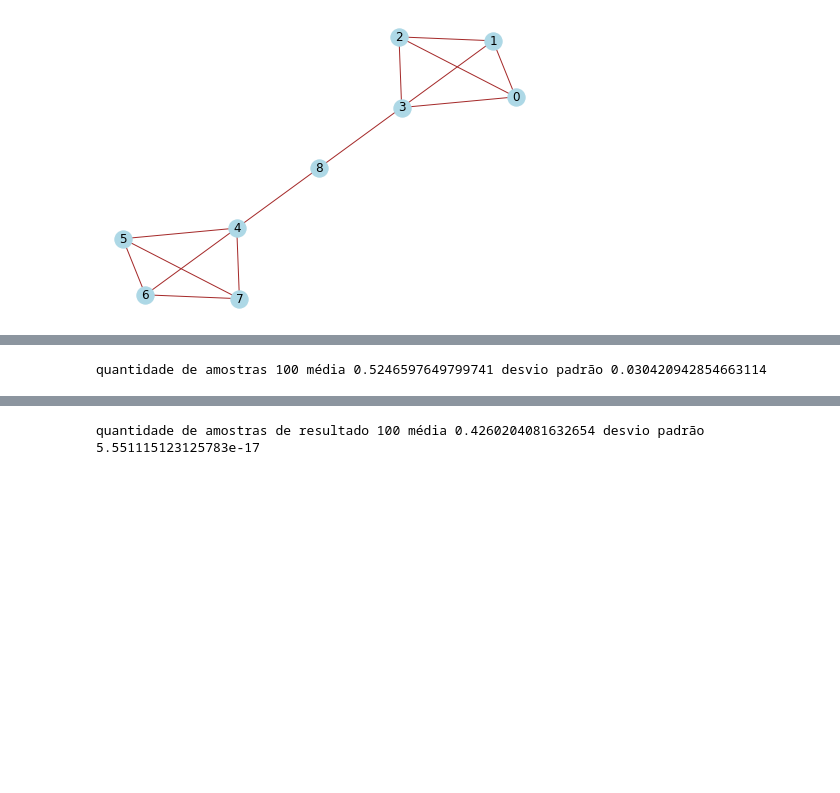
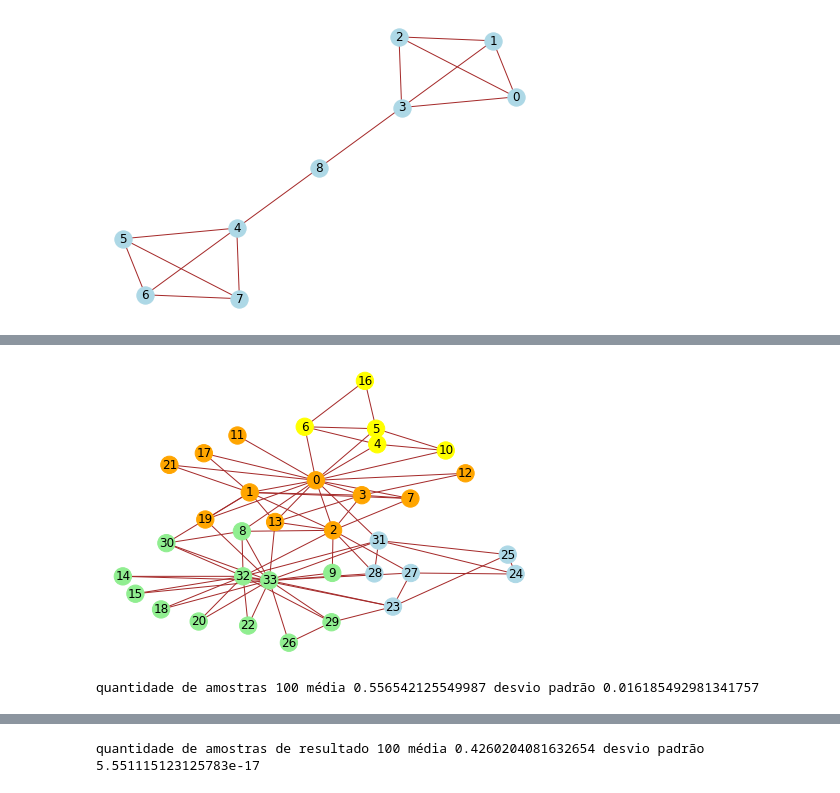
Before and after one commit to erichans/modularity-maximization, a Jupyter notebook: Modularity_Maximization_Hybrid_Bat_Algorithm.ipynb, the cells around one changed output, grey strips where cells are left out. Cells and saved outputs as stored; diff of their text form; code cells hidden in the pictures; blank space fills up the shorter version.

```diff
--- a/Modularity_Maximization_Hybrid_Bat_Algorithm.ipynb
+++ b/Modularity_Maximization_Hybrid_Bat_Algorithm.ipynb
@@ -22,7 +22,7 @@ print(f'Found {len(c)} communities: \n{sorted(c)}')
 Found 3 communities:
 [frozenset({32, 33, 8, 14, 15, 18, 20, 22, 23, 24, 25, 26, 27, 28, 29, 30, 31}), frozenset({1, 2, 3, 7, 9, 12, 13, 17, 21}), frozenset({0, 4, 5, 6, 10, 11, 16, 19})]
 # %%
-colors = ['orange', 'yellow', 'lightgreen']
+colors = ['orange', 'yellow', 'lightgreen', 'lightblue']
 
 def get_color(label, communities):
     for index, community in enumerate(communities):
@@ -267,0 +258,8 @@ modularity(G2, test.decode_communities())
+# %%
+hbat = HybridBatAlgorithm(graph=G, population_size=POPULATION_SIZE,
+                          min_frequency=Q_MIN_FREQUENCY, max_frequency=Q_MAX_FREQUENCY,
+                          initial_loudness=A_LOUDNESS, alpha=ALPHA,
+                          initial_pulse_frequency=R0_PULSE_FREQUENCY, gamma=GAMMA,
+                          num_iterations=20, seed=SEED)
+hbat.run()
+hbat.find_current_best_bat().fitness
@@ -267,0 +273,7 @@ modularity(G2, test.decode_communities())
+# %%
+communities = hbat.find_current_best_bat().decode_communities()
+nodes_color = [get_color(label, communities) for label in G.nodes()]
+
+nx.draw(G, pos=nx.kamada_kawai_layout(G), node_color=nodes_color, edge_color='brown', with_labels=True)
+# %% [output]
+[figure, added]
@@ -285,7 +297,7 @@ media1 = np.mean(tempo1)
 desvio_padrao1 = np.std(tempo1)
 print('quantidade de amostras', total_amostras1, 'média', media1, 'desvio padrão', desvio_padrao1)
 # %% [output]
-quantidade de amostras 100 média 0.5246597649799741 desvio padrão 0.030420942854663114
+quantidade de amostras 100 média 0.556542125549987 desvio padrão 0.016185492981341757
 # %%
 total_amostras1_execucao = len(acumulado_karate)
 media1_execucao = np.mean(acumulado_karate)
```
Also changed, not shown: parts of 11 cells of this notebook.
